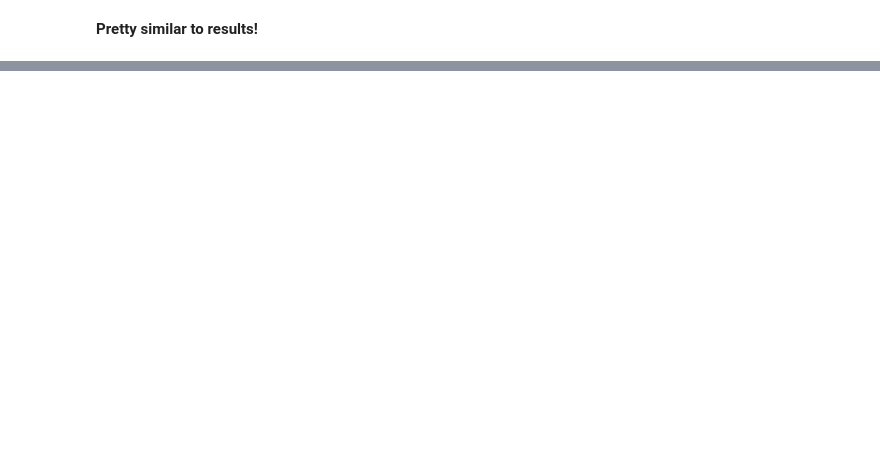
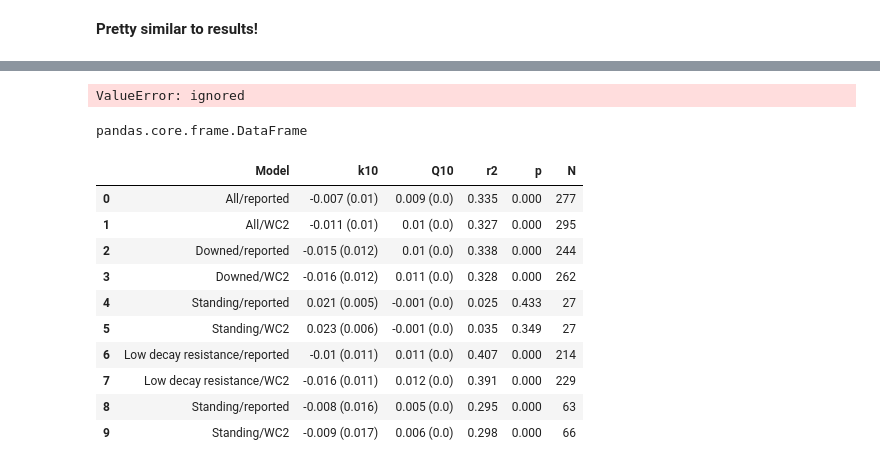
Before and after one commit to yodavo/moja-global-analysis, a Jupyter notebook: 2021-12-08_Task0-MOESM/Hamon.ipynb, the cells around one changed output, grey strips where cells are left out. Saved outputs shown, nothing was run; the diff lists cells and outputs as text; code cells hidden in the pictures; blank space fills up the shorter version.

```diff
--- a/2021-12-08_Task0-MOESM/Hamon.ipynb
+++ b/2021-12-08_Task0-MOESM/Hamon.ipynb
@@ -524,0 +594,80 @@ After reducing the data to only CWD in the downed position, non-linear regressio
+# %%
+from statsmodels.tools.tools import add_constant
+# Review Reported
+ktemperature = data[['decay_resistance', 'positon', 'reported_temperature(c)', 'k(per_year)', 'wc_temperature(c)']].copy()
+ktemperature.rename(columns = {'positon': 'cwd_position', 'reported_temperature(c)': 't_reported',
+                               'k(per_year)': 'k', 'decay_resistance': 'decay',
+                               'wc_temperature(c)': 't_wc'}, inplace = True)
+
+# Q10 relationship between MAR and k
+report = [
+          ['', 'reported', 'All/reported', ('k', 't_reported'), (0.058, 0.061)],
+          ['', 'wc2', 'All/WC2', 'k ~ t_wc'],
+          [('cwd_position', ['CWD-downed']), 'reported', 'Downed/reported', 'k ~ t_reported'],
+          [('cwd_position', ['CWD-downed']), 'wc2', 'Downed/WC2', 'k ~ t_wc'],
+          [('cwd_position', ['CWD-standing']), 'reported', 'Standing/reported', 'k ~ t_reported'],
+          [('cwd_position', ['CWD-standing']), 'wc2', 'Standing/WC2', 'k ~ t_wc'],
+          [('decay', [0]), 'reported', 'Low decay resistance/reported', 'k ~ t_reported'],
+          [('decay', [0]), 'wc2', 'Low decay resistance/WC2', 'k ~ t_wc'],
+          [('decay', [1,2,3]), 'reported', 'Standing/reported', 'k ~ t_reported'],
+          [('decay', [1,2,3]), 'wc2', 'Standing/WC2', 'k ~ t_wc'],
+]
+
+# report list
+results = []
+
+# model, fit and getting values
+for i in report:
+  change, temperature, name, formula, rangek = i
+
+  # check fro changes in the dataframe
+  if change == '':
+    temp = ktemperature.copy()
+  else:
+    temp = ktemperature[ktemperature[change[0]].isin(change[1])].copy()
+
+  if temperature == 'reported':
+    temp.dropna(subset=['t_reported'], inplace=True)
+  else:
+    temp.dropna(subset=['t_wc'], inplace=True)
+
+  # Preparing the data
+  y = temp[[formula[0]]].copy()
+  y[y[formula[0]] < rangek[0]] = 0
+  y[y[formula[0]] > rangek[1]] = 0
+  y[y[formula[0]] != 0] = 1
+  y = y[formula[0]].squeeze()
+
+  X = add_constant(temp[formula[1]])
+  # Describe Model
+  res = sm.Logit(X, y).fit()
+  # saving the values in list
+  results.append([name,
+            str(round(res.params.values[0],3)) + ' (' + str(round(res.bse[0],3)) + ')',
+            str(round(res.params.values[1],3)) + ' (' + str(round(res.bse[1],2)) + ')',
+            round(res.rsquared,3),
+            round(res.pvalues.values[1],3),
+            int(res.nobs)])
+# %% [output]
+ValueError: ignored
+# %%
+type(X)
+# %% [output]
+pandas.core.frame.DataFrame
+# %%
+# Showing results
+res_LogitReg = pd.DataFrame(results, columns=['Model', 'k10', 'Q10', 'r2', 'p', 'N'])
+res_LogitReg.N = res_LogitReg.N.astype(int)
+res_LogitReg
+# %% [output]
+|  | Model | k10 | Q10 | r2 | p | N |
+| 0 | All/reported | -0.007 (0.01) | 0.009 (0.0) | 0.335 | 0.000 | 277 |
+| 1 | All/WC2 | -0.011 (0.01) | 0.01 (0.0) | 0.327 | 0.000 | 295 |
+| 2 | Downed/reported | -0.015 (0.012) | 0.01 (0.0) | 0.338 | 0.000 | 244 |
+| 3 | Downed/WC2 | -0.016 (0.012) | 0.011 (0.0) | 0.328 | 0.000 | 262 |
+| 4 | Standing/reported | 0.021 (0.005) | -0.001 (0.0) | 0.025 | 0.433 | 27 |
+| 5 | Standing/WC2 | 0.023 (0.006) | -0.001 (0.0) | 0.035 | 0.349 | 27 |
+| 6 | Low decay resistance/reported | -0.01 (0.011) | 0.011 (0.0) | 0.407 | 0.000 | 214 |
+| 7 | Low decay resistance/WC2 | -0.016 (0.011) | 0.012 (0.0) | 0.391 | 0.000 | 229 |
+| 8 | Standing/reported | -0.008 (0.016) | 0.005 (0.0) | 0.295 | 0.000 | 63 |
+| 9 | Standing/WC2 | -0.009 (0.017) | 0.006 (0.0) | 0.298 | 0.000 | 66 |
```
Also changed, not shown: parts of 16 cells of this notebook.
